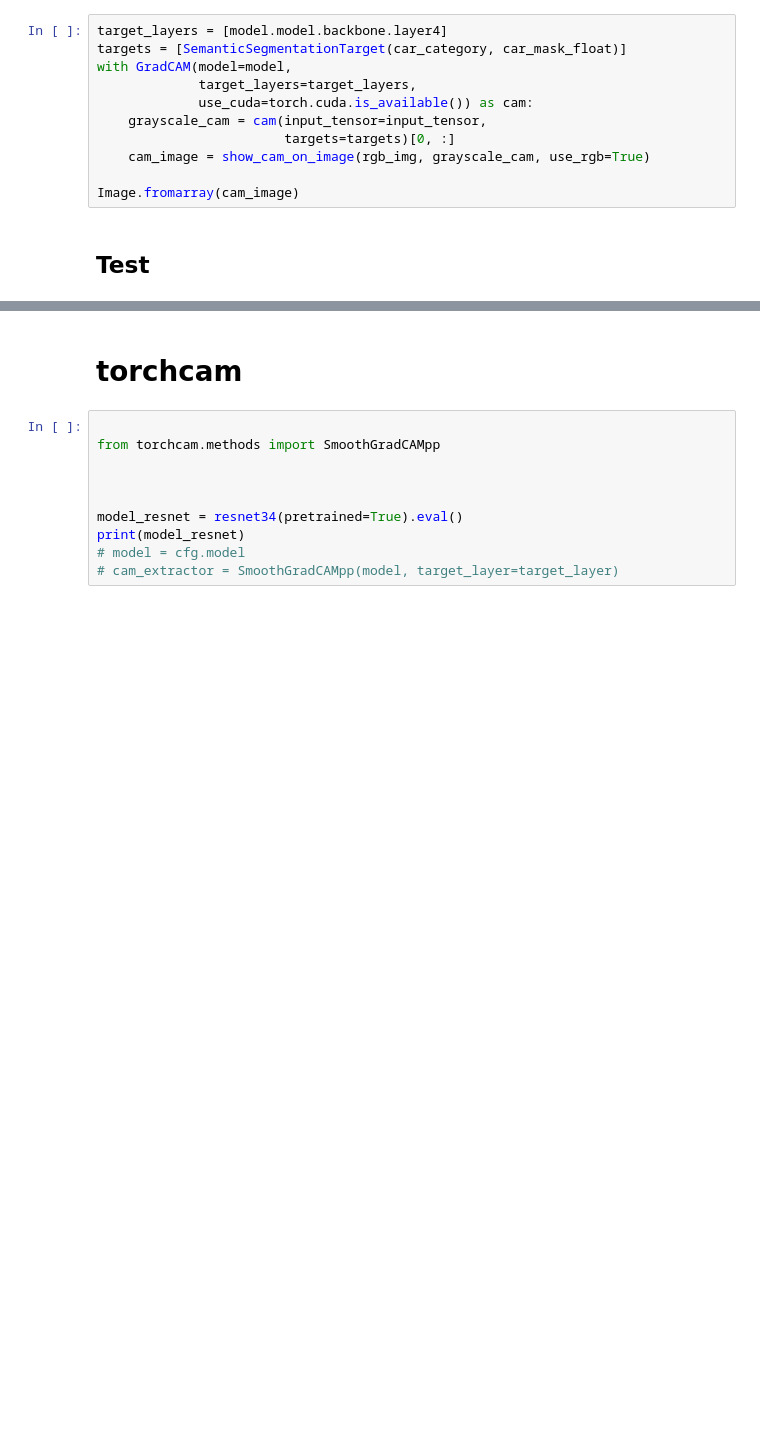
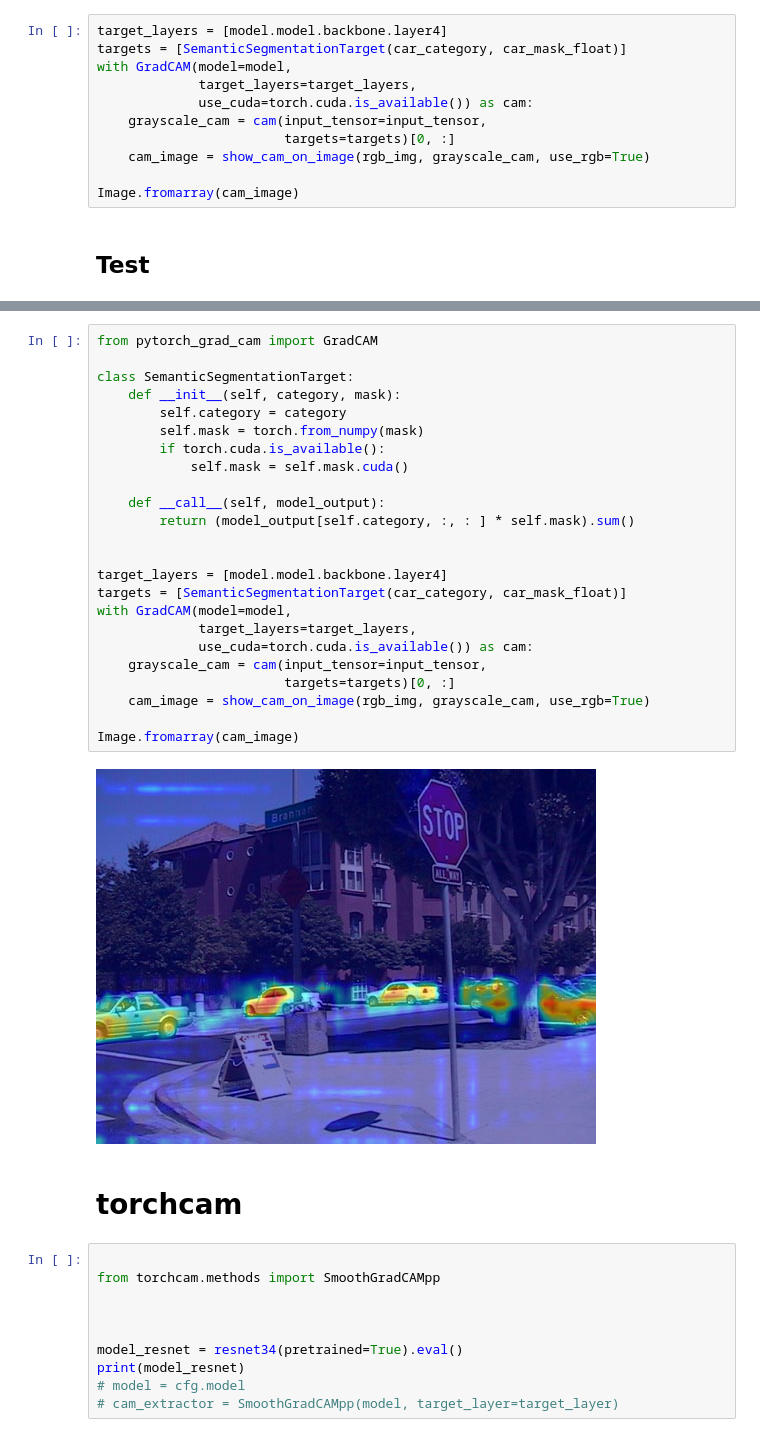
Before and after one commit to Eeaeau/TDT4265_StarterCode, a Jupyter notebook: Project/SSD/visualize_model_cam.ipynb, the cells around one changed output, grey strips where cells are left out. Drawn from its saved outputs; the diff is of its cells as text; blank space fills up the shorter version.

Commit message:
grad cam test working

```diff
--- a/Project/SSD/visualize_model_cam.ipynb
+++ b/Project/SSD/visualize_model_cam.ipynb
@@ -174,3 +205,29 @@ print(type(output), output.keys())
+# %%
+from pytorch_grad_cam import GradCAM
+
+class SemanticSegmentationTarget:
+    def __init__(self, category, mask):
+        self.category = category
+        self.mask = torch.from_numpy(mask)
+        if torch.cuda.is_available():
+            self.mask = self.mask.cuda()
+
+    def __call__(self, model_output):
+        return (model_output[self.category, :, : ] * self.mask).sum()
+
+
+target_layers = [model.model.backbone.layer4]
+targets = [SemanticSegmentationTarget(car_category, car_mask_float)]
+with GradCAM(model=model,
+             target_layers=target_layers,
+             use_cuda=torch.cuda.is_available()) as cam:
+    grayscale_cam = cam(input_tensor=input_tensor,
+                        targets=targets)[0, :]
+    cam_image = show_cam_on_image(rgb_img, grayscale_cam, use_rgb=True)
+
+Image.fromarray(cam_image)
+# %% [output]
+[figure, added]
 # %% [markdown]
 # torchcam
 # %%
```
Also changed, not shown: parts of 3 cells of this notebook.
